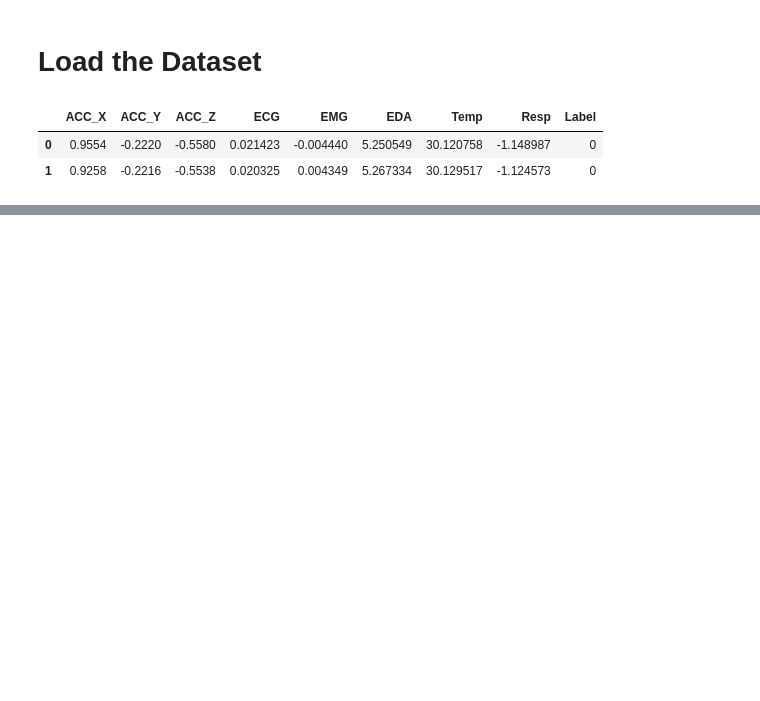
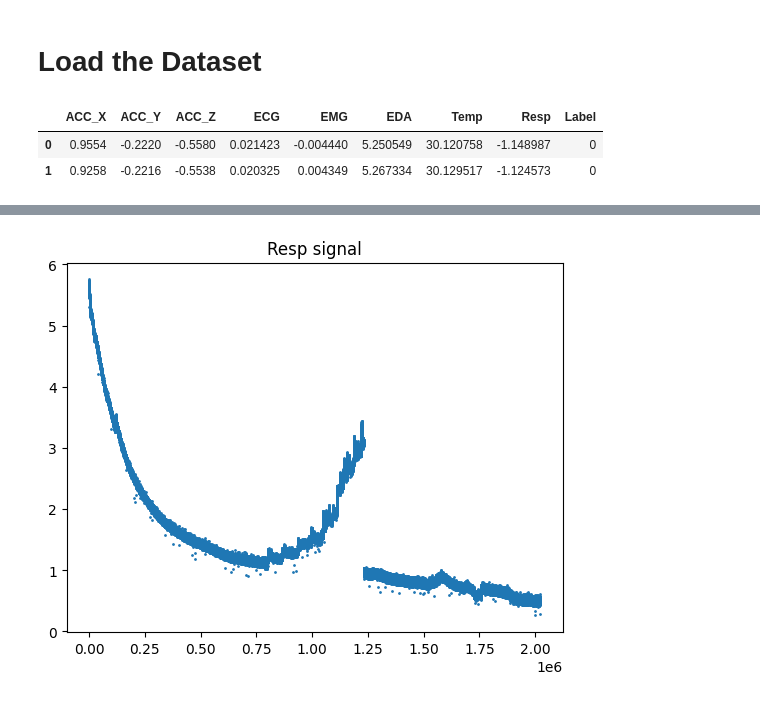
Before and after one commit to Yranshevare/XAI_For_Stress_and_Mental_Health_Prediction, a Jupyter notebook: ModelTraining/EDA.ipynb, the cells around one changed output, grey strips where cells are left out. Cells and saved outputs as stored; diff of their text form; code cells hidden in the pictures; blank space fills up the shorter version.

```diff
--- a/ModelTraining/EDA.ipynb
+++ b/ModelTraining/EDA.ipynb
@@ -104,0 +117,6 @@ Unit: percentage variation
+# %%
+plt.scatter(range(len(df)), df["EDA"], s=1)
+plt.title("Resp signal")
+plt.show()
+# %% [output]
+[figure, added]
```
Also changed, not shown: parts of 18 cells of this notebook, 3 other files.
